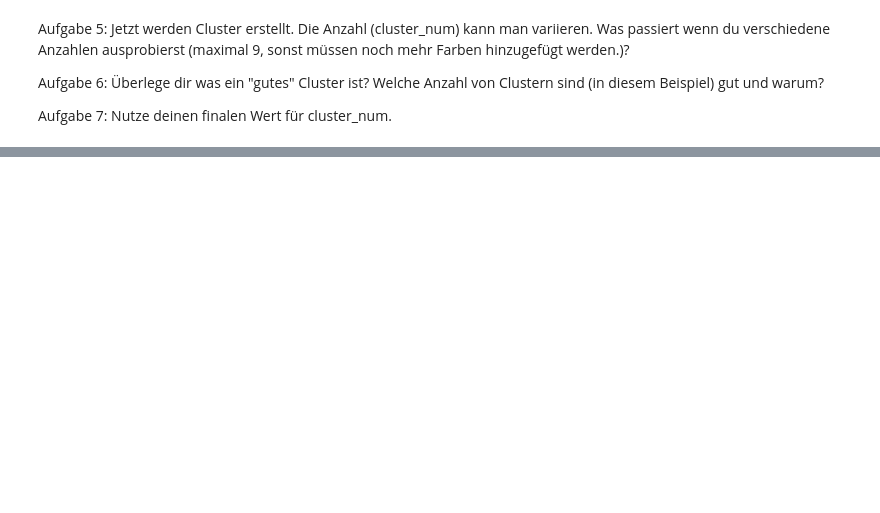
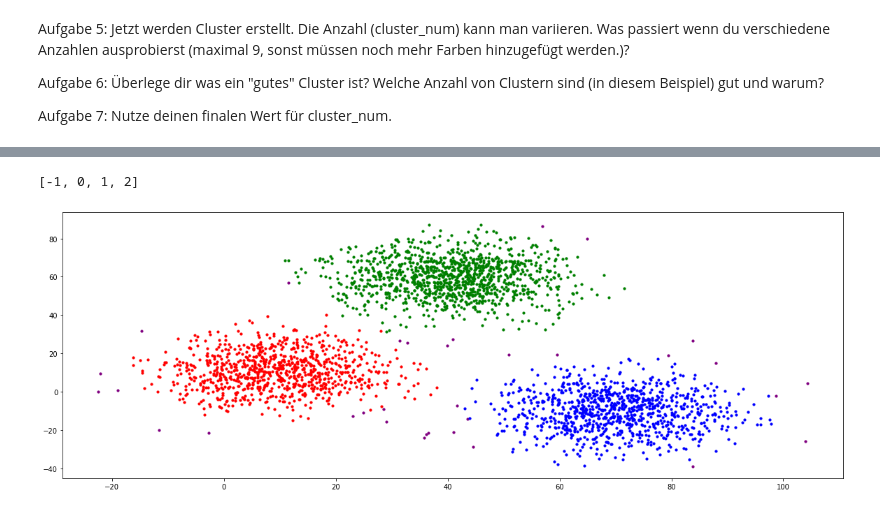
Before and after one commit to antjefitzner/binder_clustering, a Jupyter notebook: Lösungen.ipynb, the cells around one changed output, grey strips where cells are left out. Saved outputs shown, nothing was run; the diff lists cells and outputs as text; code cells hidden in the pictures; blank space fills up the shorter version.

```diff
--- a/Lösungen.ipynb
+++ b/Lösungen.ipynb
@@ -108,12 +130,15 @@ Aufgabe 8: Das gleiche wird mit dem Algorithmus DBSCAN gemacht. Vergleiche die E
 # %%
-# dbscan = DBSCAN(eps = 6, min_samples= 10).fit(data_array)
-# clusters = dbscan.labels_
-# cluster_indexs = np.unique(clusters).tolist()
-# print(cluster_indexs)
+dbscan = DBSCAN(eps = 6, min_samples= 10).fit(data_array)
+clusters = dbscan.labels_
+cluster_indexs = np.unique(clusters).tolist()
+print(cluster_indexs)
 
-# fig, plots = plt.subplots()
-# for cluster_index in cluster_indexs :
-#     sub_set = np.array([data_array[i] for i in range(len(data_array)) if clusters[i] == cluster_index])
-#     if len(sub_set) == 0 :
-#         continue
-#     plots.scatter(sub_set[:,0], sub_set[:,1], s = 10, c = colors[cluster_index])
+fig, plots = plt.subplots()
+for cluster_index in cluster_indexs :
+    sub_set = np.array([data_array[i] for i in range(len(data_array)) if clusters[i] == cluster_index])
+    if len(sub_set) == 0 :
+        continue
+    plots.scatter(sub_set[:,0], sub_set[:,1], s = 10, c = colors[cluster_index])
+# %% [output]
+[-1, 0, 1, 2]
+[figure, added]
```
Also changed, not shown: parts of 14 cells of this notebook.
